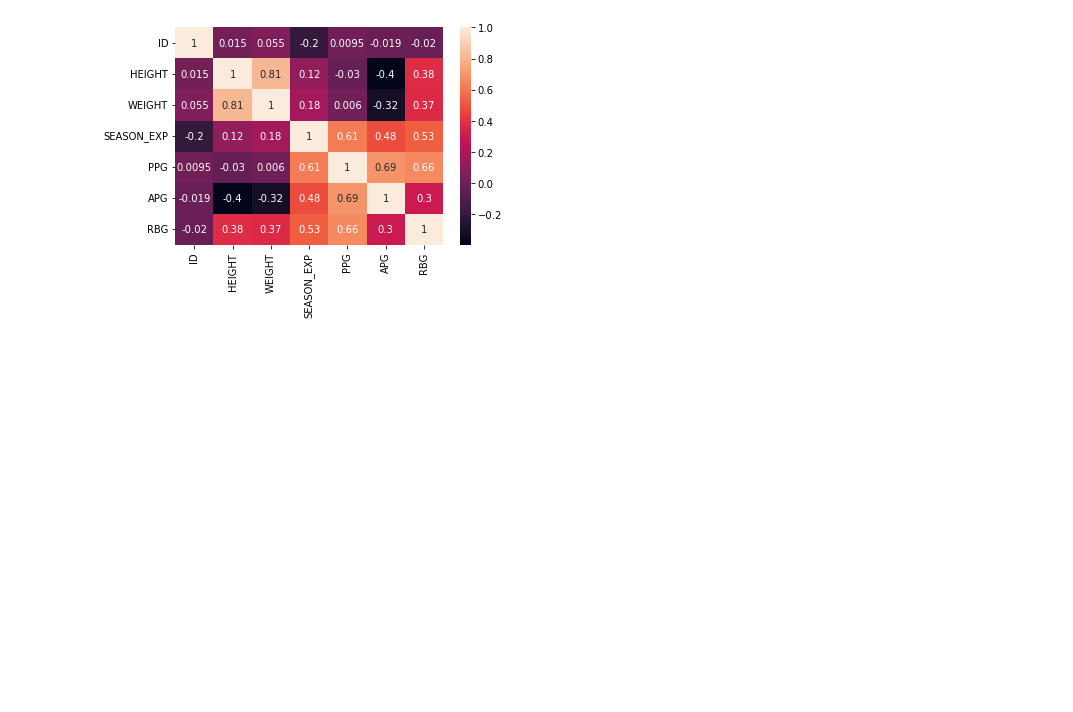
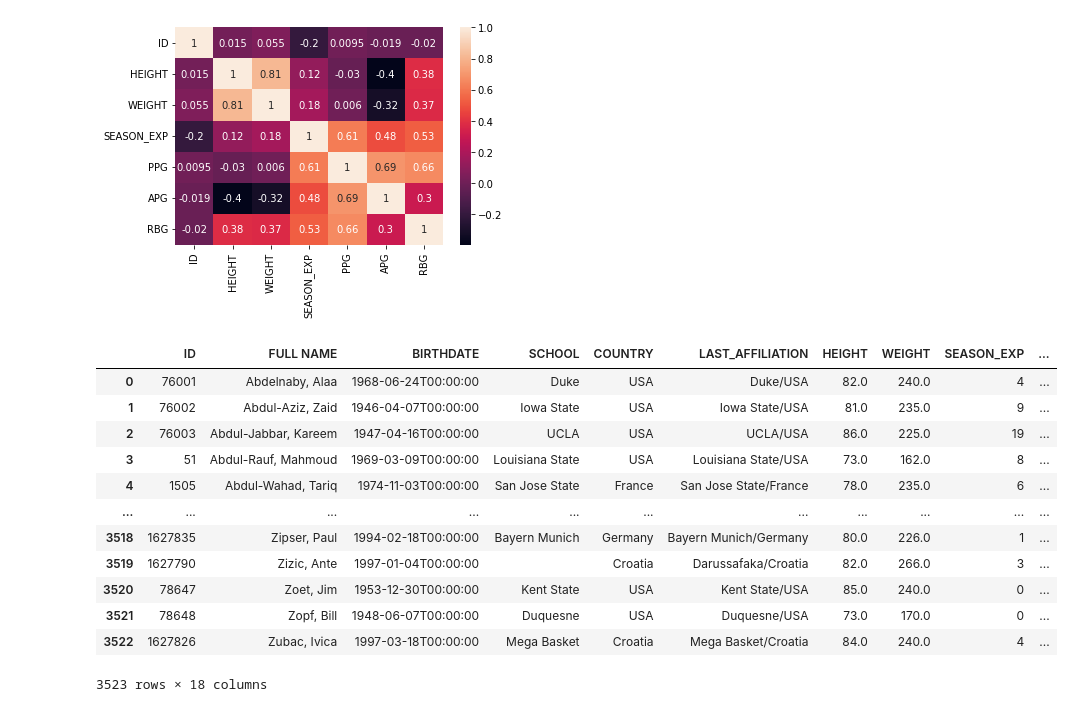
Before and after one commit to data301-2021-winter1/project-group-46-project-1, a Jupyter notebook: notebooks/analysis1.ipynb, the cells around one changed output. Cells and saved outputs as stored; diff of their text form; code cells hidden in the pictures; blank space fills up the shorter version.

```diff
--- a/notebooks/analysis1.ipynb
+++ b/notebooks/analysis1.ipynb
@@ -291,3 +296,25 @@ sns.heatmap(relationship, xticklabels=relationship.columns, yticklabels=relation
 # %% [output]
 <AxesSubplot:>
 [figure]
+# %%
+
+pko = (
+       pko.dropna(subset=['HEIGHT','PPG','APG','RBG'])
+       .reset_index(drop = True)
+)
+# %%
+pko
+# %% [output]
+|  | ID | FULL NAME | BIRTHDATE | SCHOOL | COUNTRY | LAST_AFFILIATION | HEIGHT | WEIGHT | SEASON_EXP | ... |
+| 0 | 76001 | Abdelnaby, Alaa | 1968-06-24T00:00:00 | Duke | USA | Duke/USA | 82.0 | 240.0 | 4 | ... |
+| 1 | 76002 | Abdul-Aziz, Zaid | 1946-04-07T00:00:00 | Iowa State | USA | Iowa State/USA | 81.0 | 235.0 | 9 | ... |
+| 2 | 76003 | Abdul-Jabbar, Kareem | 1947-04-16T00:00:00 | UCLA | USA | UCLA/USA | 86.0 | 225.0 | 19 | ... |
+| 3 | 51 | Abdul-Rauf, Mahmoud | 1969-03-09T00:00:00 | Louisiana State | USA | Louisiana State/USA | 73.0 | 162.0 | 8 | ... |
+| 4 | 1505 | Abdul-Wahad, Tariq | 1974-11-03T00:00:00 | San Jose State | France | San Jose State/France | 78.0 | 235.0 | 6 | ... |
+| ... | ... | ... | ... | ... | ... | ... | ... | ... | ... | ... |
+| 3518 | 1627835 | Zipser, Paul | 1994-02-18T00:00:00 | Bayern Munich | Germany | Bayern Munich/Germany | 80.0 | 226.0 | 1 | ... |
+| 3519 | 1627790 | Zizic, Ante | 1997-01-04T00:00:00 |  | Croatia | Darussafaka/Croatia | 82.0 | 266.0 | 3 | ... |
+| 3520 | 78647 | Zoet, Jim | 1953-12-30T00:00:00 | Kent State | USA | Kent State/USA | 85.0 | 240.0 | 0 | ... |
+| 3521 | 78648 | Zopf, Bill | 1948-06-07T00:00:00 | Duquesne | USA | Duquesne/USA | 73.0 | 170.0 | 0 | ... |
+| 3522 | 1627826 | Zubac, Ivica | 1997-03-18T00:00:00 | Mega Basket | Croatia | Mega Basket/Croatia | 84.0 | 240.0 | 4 | ... |
+3523 rows × 18 columns
```
Also changed, not shown: parts of 16 cells of this notebook, 5 other files.
